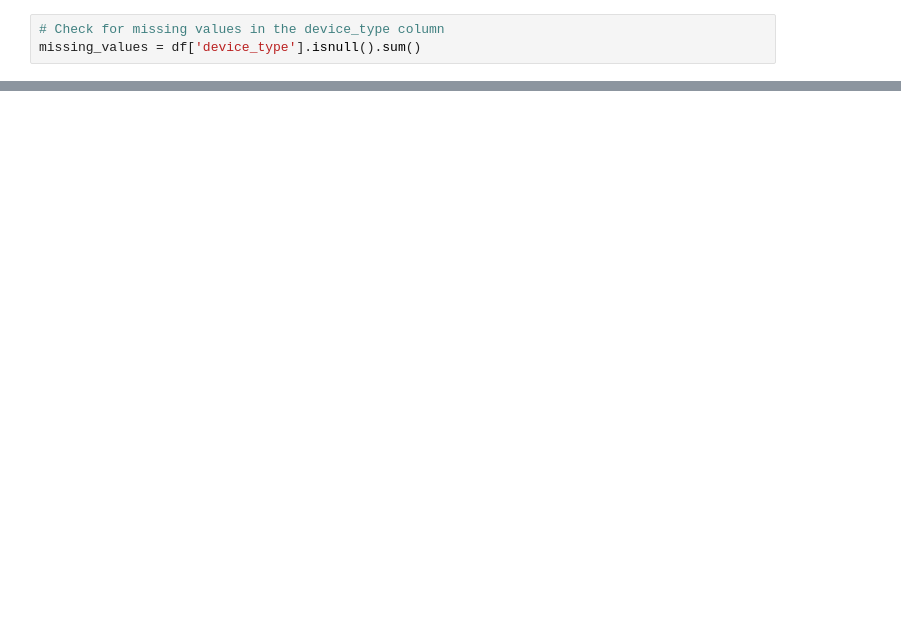
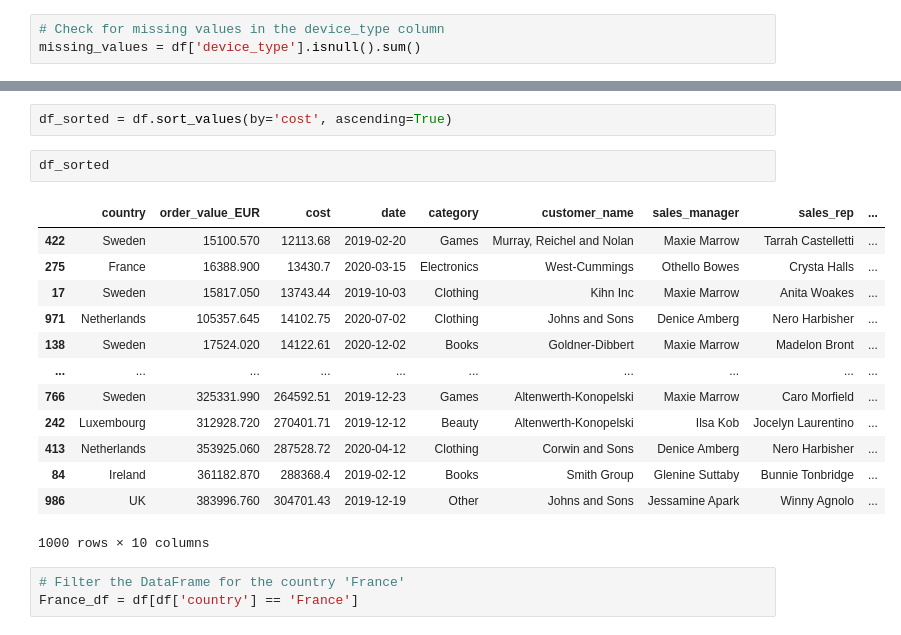
Before and after one commit to Badu1230/Badu1230, a Jupyter notebook: data-science-work-flow-in-python-and-chatgpt.ipynb, the cells around one changed output, grey strips where cells are left out. Drawn from its saved outputs; the diff is of its cells as text; blank space fills up the shorter version.

```diff
--- a/data-science-work-flow-in-python-and-chatgpt.ipynb
+++ b/data-science-work-flow-in-python-and-chatgpt.ipynb
@@ -143,0 +319,21 @@ print("Number of missing values in device_type:", missing_values)
+# %%
+df_sorted = df.sort_values(by='cost', ascending=True)
+# %%
+df_sorted
+# %% [output]
+|  | country | order_value_EUR | cost | date | category | customer_name | sales_manager | sales_rep | ... |
+| 422 | Sweden | 15100.570 | 12113.68 | 2019-02-20 | Games | Murray, Reichel and Nolan | Maxie Marrow | Tarrah Castelletti | ... |
+| 275 | France | 16388.900 | 13430.7 | 2020-03-15 | Electronics | West-Cummings | Othello Bowes | Crysta Halls | ... |
+| 17 | Sweden | 15817.050 | 13743.44 | 2019-10-03 | Clothing | Kihn Inc | Maxie Marrow | Anita Woakes | ... |
+| 971 | Netherlands | 105357.645 | 14102.75 | 2020-07-02 | Clothing | Johns and Sons | Denice Amberg | Nero Harbisher | ... |
+| 138 | Sweden | 17524.020 | 14122.61 | 2020-12-02 | Books | Goldner-Dibbert | Maxie Marrow | Madelon Bront | ... |
+| ... | ... | ... | ... | ... | ... | ... | ... | ... | ... |
+| 766 | Sweden | 325331.990 | 264592.51 | 2019-12-23 | Games | Altenwerth-Konopelski | Maxie Marrow | Caro Morfield | ... |
+| 242 | Luxembourg | 312928.720 | 270401.71 | 2019-12-12 | Beauty | Altenwerth-Konopelski | Ilsa Kob | Jocelyn Laurentino | ... |
+| 413 | Netherlands | 353925.060 | 287528.72 | 2020-04-12 | Clothing | Corwin and Sons | Denice Amberg | Nero Harbisher | ... |
+| 84 | Ireland | 361182.870 | 288368.4 | 2019-02-12 | Books | Smith Group | Glenine Suttaby | Bunnie Tonbridge | ... |
+| 986 | UK | 383996.760 | 304701.43 | 2019-12-19 | Other | Johns and Sons | Jessamine Apark | Winny Agnolo | ... |
+1000 rows × 10 columns
+# %%
+# Filter the DataFrame for the country 'France'
+France_df = df[df['country'] == 'France']
```
Also changed, not shown: parts of 25 cells of this notebook.
